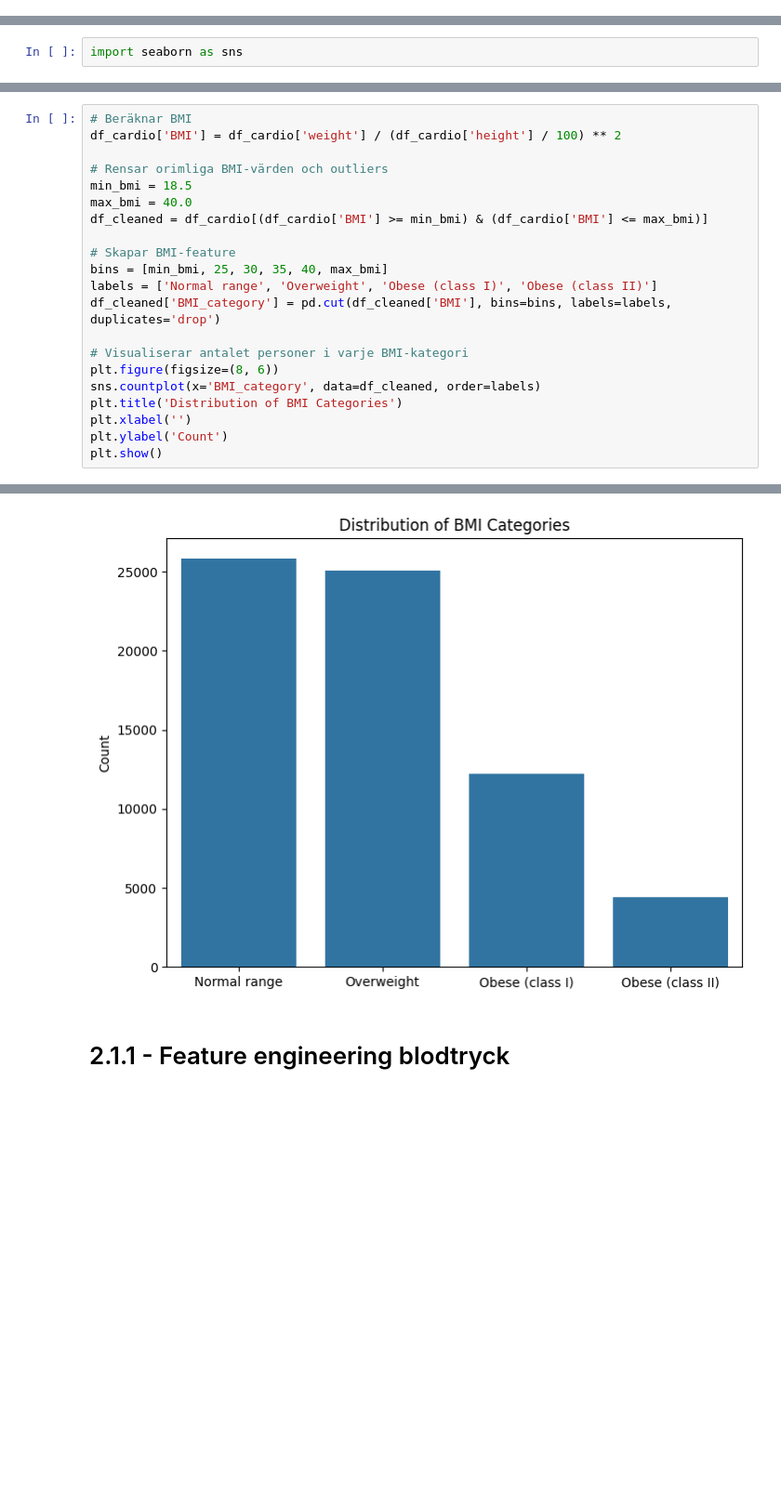
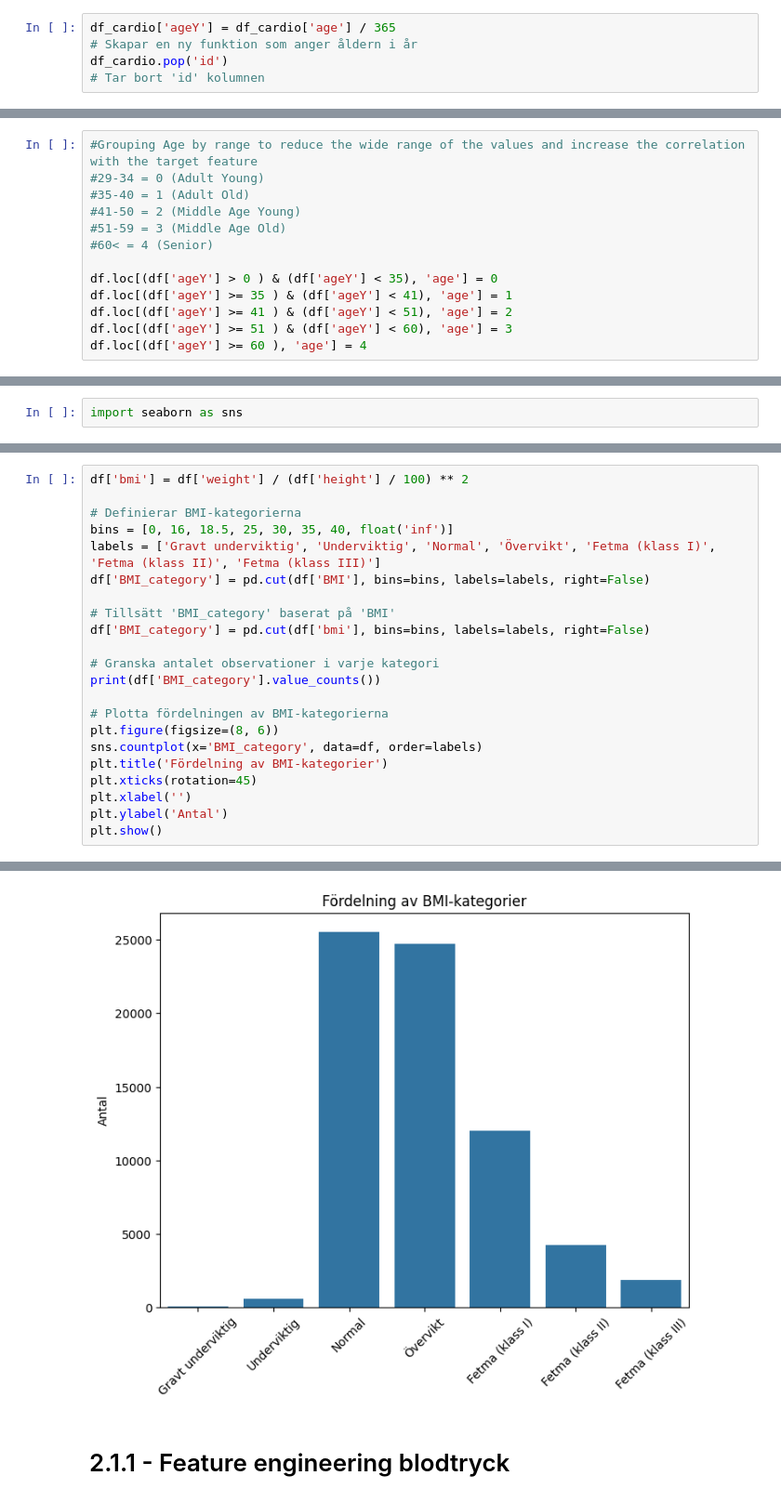
Before and after one commit to SandraAnder/AI-Sandra-Andersson-OPA23, a Jupyter notebook: labs/Lab1/Lab1.ipynb, the cells around one changed output, grey strips where cells are left out. Shown at 93% size. Cells and saved outputs as stored; diff of their text form; blank space fills up the shorter version.

```diff
--- a/labs/Lab1/Lab1.ipynb
+++ b/labs/Lab1/Lab1.ipynb
@@ -687,0 +639,5 @@ cardio       1.000000
+# %%
+df_cardio['ageY'] = df_cardio['age'] / 365
+# Skapar en ny funktion som anger åldern i år
+df_cardio.pop('id')
+# Tar bort 'id' kolumnen
@@ -687,0 +701,13 @@ cardio       1.000000
+# %%
+#Grouping Age by range to reduce the wide range of the values and increase the correlation with the target feature
+#29-34 = 0 (Adult Young)
+#35-40 = 1 (Adult Old)
+#41-50 = 2 (Middle Age Young)
+#51-59 = 3 (Middle Age Old)
+#60< = 4 (Senior)
+
+df.loc[(df['ageY'] > 0 ) & (df['ageY'] < 35), 'age'] = 0
+df.loc[(df['ageY'] >= 35 ) & (df['ageY'] < 41), 'age'] = 1
+df.loc[(df['ageY'] >= 41 ) & (df['ageY'] < 51), 'age'] = 2
+df.loc[(df['ageY'] >= 51 ) & (df['ageY'] < 60), 'age'] = 3
+df.loc[(df['ageY'] >= 60 ), 'age'] = 4
@@ -799,22 +963,23 @@ import seaborn as sns
 # %%
-# Beräknar BMI
-df_cardio['BMI'] = df_cardio['weight'] / (df_cardio['height'] / 100) ** 2
+df['bmi'] = df['weight'] / (df['height'] / 100) ** 2
 
-# Rensar orimliga BMI-värden och outliers
-min_bmi = 18.5
-max_bmi = 40.0
-df_cleaned = df_cardio[(df_cardio['BMI'] >= min_bmi) & (df_cardio['BMI'] <= max_bmi)]
+# Definierar BMI-kategorierna
+bins = [0, 16, 18.5, 25, 30, 35, 40, float('inf')]
+labels = ['Gravt underviktig', 'Underviktig', 'Normal', 'Övervikt', 'Fetma (klass I)', 'Fetma (klass II)', 'Fetma (klass III)']
+df['BMI_category'] = pd.cut(df['BMI'], bins=bins, labels=labels, right=False)
 
-# Skapar BMI-feature
-bins = [min_bmi, 25, 30, 35, 40, max_bmi]
-labels = ['Normal range', 'Overweight', 'Obese (class I)', 'Obese (class II)']
-df_cleaned['BMI_category'] = pd.cut(df_cleaned['BMI'], bins=bins, labels=labels, duplicates='drop')
+# Tillsätt 'BMI_category' baserat på 'BMI'
+df['BMI_category'] = pd.cut(df['bmi'], bins=bins, labels=labels, right=False)
 
-# Visualiserar antalet personer i varje BMI-kategori
+# Granska antalet observationer i varje kategori
+print(df['BMI_category'].value_counts())
+
+# Plotta fördelningen av BMI-kategorierna
 plt.figure(figsize=(8, 6))
-sns.countplot(x='BMI_category', data=df_cleaned, order=labels)
-plt.title('Distribution of BMI Categories')
+sns.countplot(x='BMI_category', data=df, order=labels)
+plt.title('Fördelning av BMI-kategorier')
+plt.xticks(rotation=45)
 plt.xlabel('')
-plt.ylabel('Count')
+plt.ylabel('Antal')
 plt.show()
 # %% [output]
@@ -826,4 +995,4 @@ See the caveats in the documentation: https://pandas.pydata.org/pandas-docs/stab
-[figure, old version]
+[figure, new version]
 # %% [markdown]
 # 2.1.1 - Feature engineering blodtryck
 # %% [markdown]
```
Also changed, not shown: parts of 38 cells of this notebook, 1 other file.
